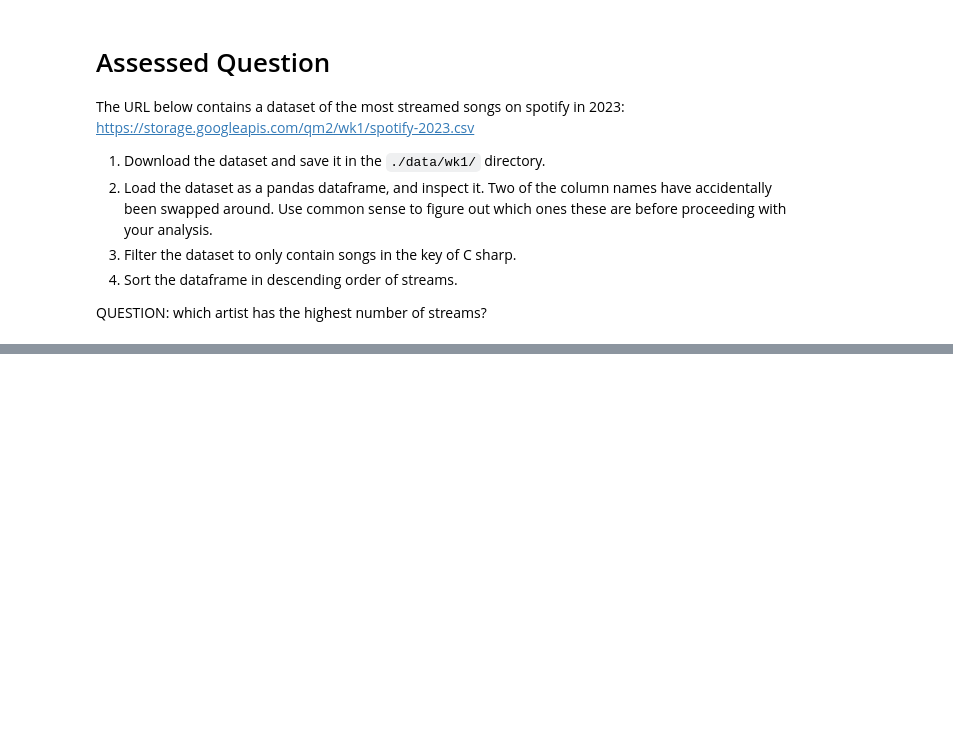
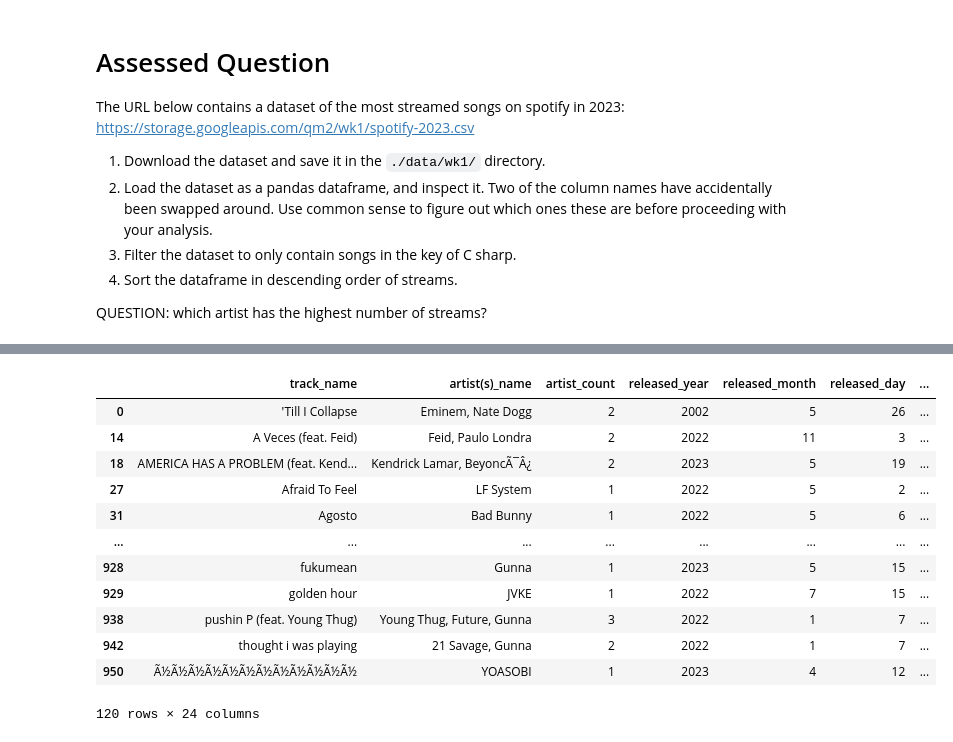
Before and after one commit to yui661/QM2, a Jupyter notebook: notebooks/W01. Python Recap.ipynb, the cells around one changed output, grey strips where cells are left out. Cells and saved outputs as stored; diff of their text form; code cells hidden in the pictures; blank space fills up the shorter version.

```diff
--- a/notebooks/W01. Python Recap.ipynb
+++ b/notebooks/W01. Python Recap.ipynb
@@ -262,0 +246,7 @@ QUESTION: which artist has the highest number of streams?
+# %%
+
+#importing pandas, let it read the data, and print the first five of the dataset
+import pandas
+data=pandas.read_csv('./data/wk1/spotify-2023.csv')
+data.head()
+#two of the column names swapped around?
@@ -262,0 +261,18 @@ QUESTION: which artist has the highest number of streams?
+# %%
+
+#making it only contains key with C#
+data[data["key"]=="C#"]
+# %% [output]
+|  | track_name | artist(s)_name | artist_count | released_year | released_month | released_day | ... |
+| 0 | 'Till I Collapse | Eminem, Nate Dogg | 2 | 2002 | 5 | 26 | ... |
+| 14 | A Veces (feat. Feid) | Feid, Paulo Londra | 2 | 2022 | 11 | 3 | ... |
+| 18 | AMERICA HAS A PROBLEM (feat. Kend... | Kendrick Lamar, BeyoncÃ¯Â¿ | 2 | 2023 | 5 | 19 | ... |
+| 27 | Afraid To Feel | LF System | 1 | 2022 | 5 | 2 | ... |
+| 31 | Agosto | Bad Bunny | 1 | 2022 | 5 | 6 | ... |
+| ... | ... | ... | ... | ... | ... | ... | ... |
+| 928 | fukumean | Gunna | 1 | 2023 | 5 | 15 | ... |
+| 929 | golden hour | JVKE | 1 | 2022 | 7 | 15 | ... |
+| 938 | pushin P (feat. Young Thug) | Young Thug, Future, Gunna | 3 | 2022 | 1 | 7 | ... |
+| 942 | thought i was playing | 21 Savage, Gunna | 2 | 2022 | 1 | 7 | ... |
+| 950 | Ã½Ã½Ã½Ã½Ã½Ã½Ã½Ã½Ã½Ã½Ã½Ã½ | YOASOBI | 1 | 2023 | 4 | 12 | ... |
+120 rows × 24 columns
```
Also changed, not shown: parts of 11 cells of this notebook.
